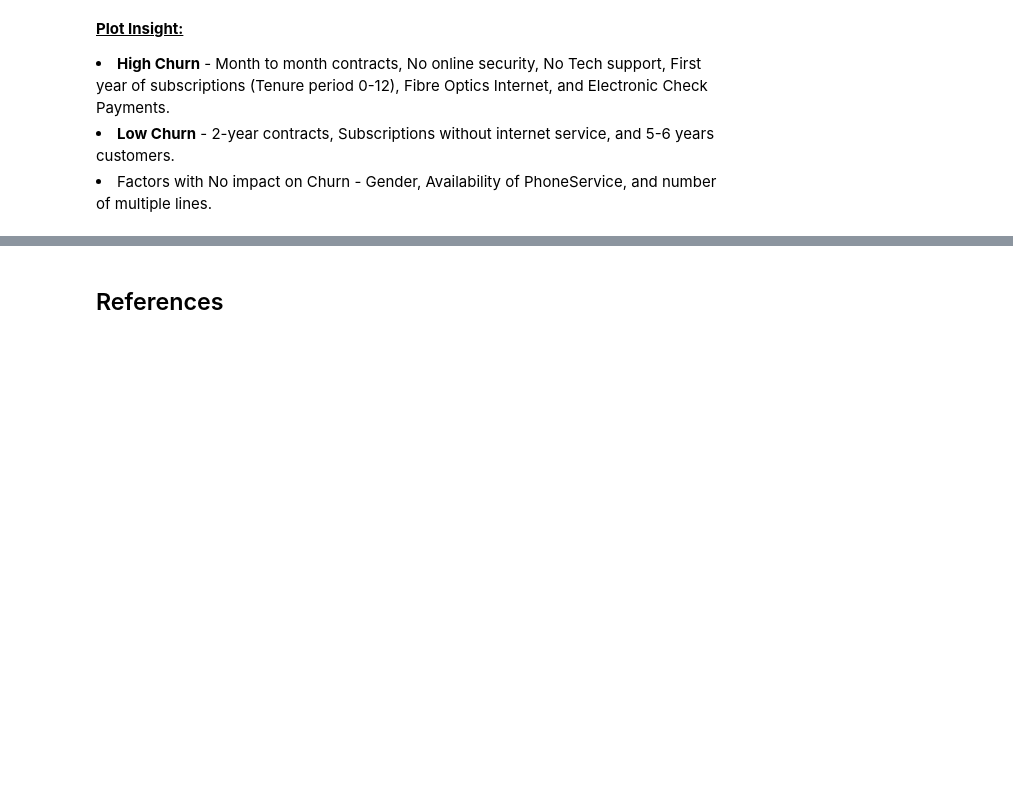
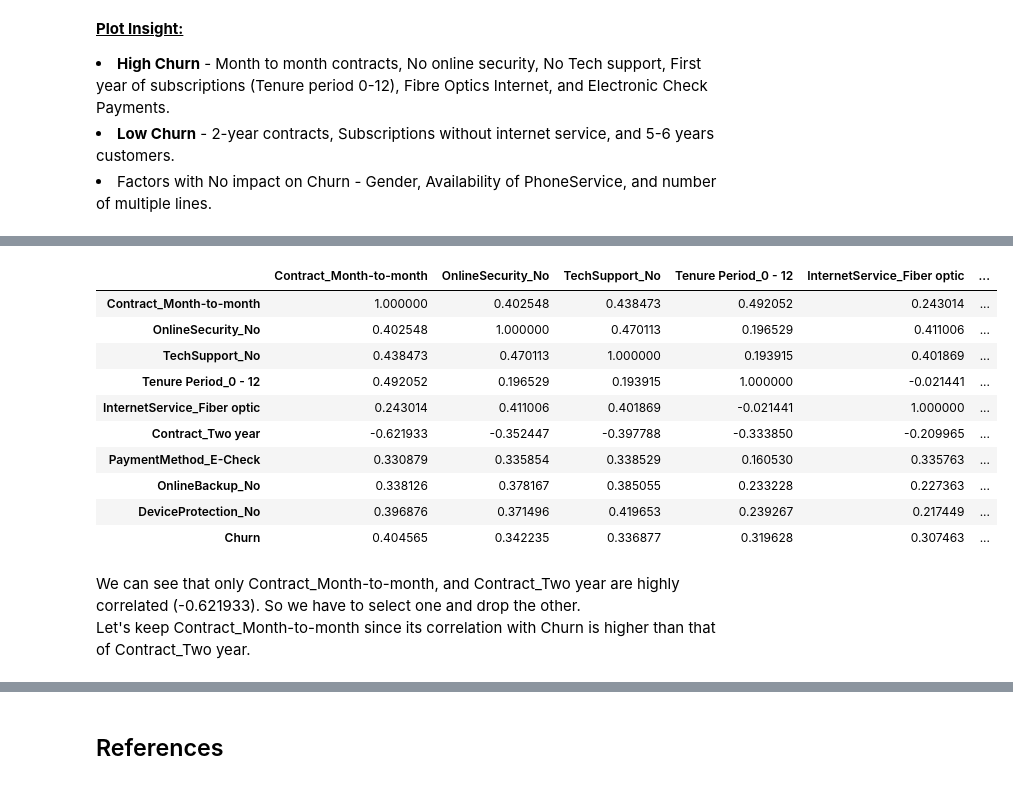
Before and after one commit to KusalkaSilva/Telco-Customer-Churn, a Jupyter notebook: Telco_Customer_Churn.ipynb, the cells around one changed output, grey strips where cells are left out. Cells and saved outputs as stored; diff of their text form; code cells hidden in the pictures; blank space fills up the shorter version.

```diff
--- a/Telco_Customer_Churn.ipynb
+++ b/Telco_Customer_Churn.ipynb
@@ -654,0 +873,4 @@ ax = sns.heatmap(corr_matrix, annot = True, fmt='.1g', vmin = -1, vmax = 1, cmap
+# %%
+# Data Set 3 - Top 10 features
+dataset3 = data_copy[["Contract_Month-to-month","OnlineSecurity_No","TechSupport_No","Tenure Period_0 - 12","InternetService_Fiber optic","Contract_Two year","PaymentMethod_E-Check","OnlineBackup_No","DeviceProtection_No","Churn"]]
+dataset3.head()
@@ -654,0 +884,20 @@ ax = sns.heatmap(corr_matrix, annot = True, fmt='.1g', vmin = -1, vmax = 1, cmap
+# %%
+# Now let's check the correlation among the selected features
+# If any of these are hoghly correlated with each other let's drop one
+corr_top10 = dataset3.corr()
+corr_top10
+# %% [output]
+|  | Contract_Month-to-month | OnlineSecurity_No | TechSupport_No | Tenure Period_0 - 12 | InternetService_Fiber optic | ... |
+| Contract_Month-to-month | 1.000000 | 0.402548 | 0.438473 | 0.492052 | 0.243014 | ... |
+| OnlineSecurity_No | 0.402548 | 1.000000 | 0.470113 | 0.196529 | 0.411006 | ... |
+| TechSupport_No | 0.438473 | 0.470113 | 1.000000 | 0.193915 | 0.401869 | ... |
+| Tenure Period_0 - 12 | 0.492052 | 0.196529 | 0.193915 | 1.000000 | -0.021441 | ... |
+| InternetService_Fiber optic | 0.243014 | 0.411006 | 0.401869 | -0.021441 | 1.000000 | ... |
+| Contract_Two year | -0.621933 | -0.352447 | -0.397788 | -0.333850 | -0.209965 | ... |
+| PaymentMethod_E-Check | 0.330879 | 0.335854 | 0.338529 | 0.160530 | 0.335763 | ... |
+| OnlineBackup_No | 0.338126 | 0.378167 | 0.385055 | 0.233228 | 0.227363 | ... |
+| DeviceProtection_No | 0.396876 | 0.371496 | 0.419653 | 0.239267 | 0.217449 | ... |
+| Churn | 0.404565 | 0.342235 | 0.336877 | 0.319628 | 0.307463 | ... |
+# %% [markdown]
+We can see that only Contract_Month-to-month, and Contract_Two year are highly correlated (-0.621933). So we have to select one and drop the other.<br>
+Let's keep Contract_Month-to-month since its correlation with Churn is higher than that of Contract_Two year.
```
Also changed, not shown: parts of 70 cells of this notebook.
